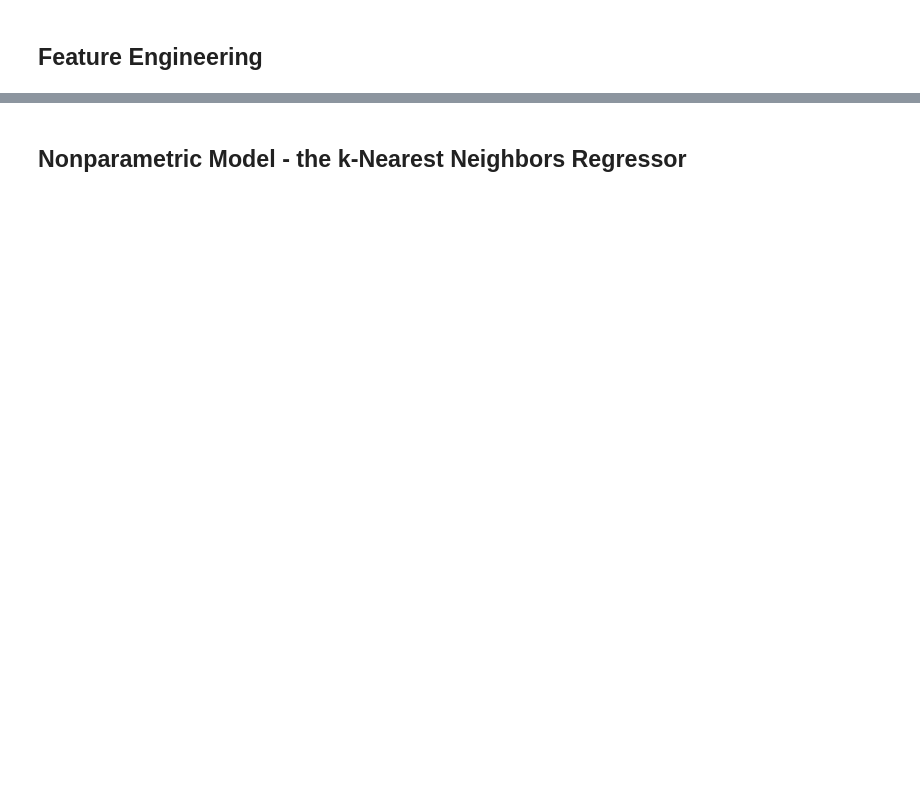
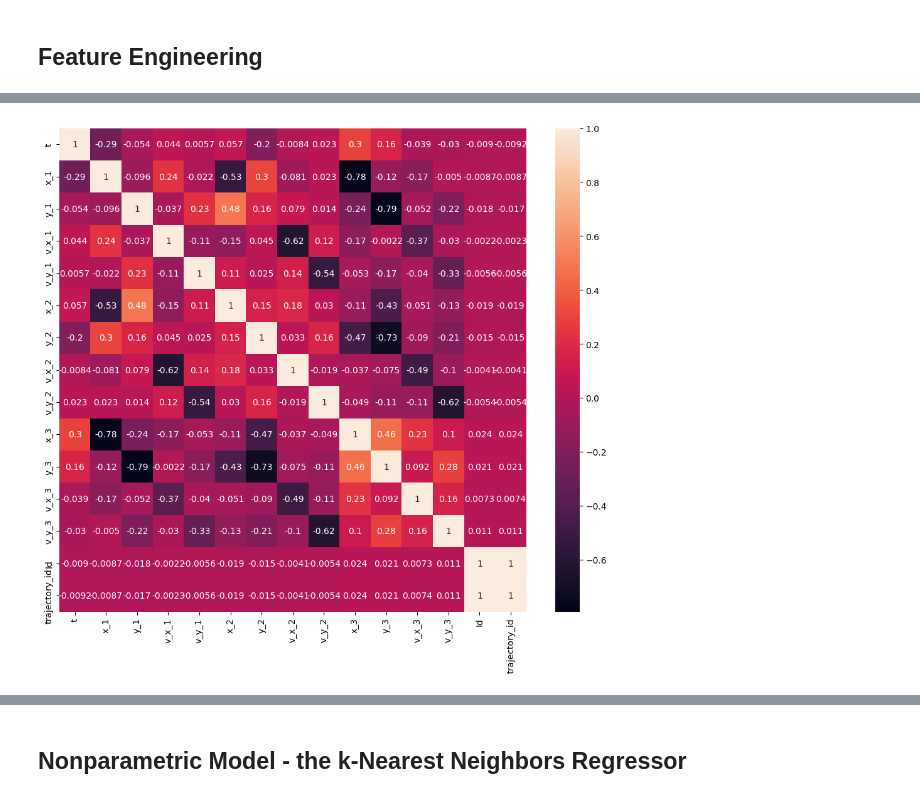
Before and after one commit to filipecolladavid/ThreeBodyProblemML, a Jupyter notebook: model/model_evaluations.ipynb, the cells around one changed output, grey strips where cells are left out. Saved outputs shown, nothing was run; the diff lists cells and outputs as text; code cells hidden in the pictures; blank space fills up the shorter version.

```diff
--- a/model/model_evaluations.ipynb
+++ b/model/model_evaluations.ipynb
@@ -599,0 +602,7 @@ sns.pairplot(df.sample(200), kind="hist")
+# %%
+corr = df.corr()
+plt.figure(figsize=(12, 10))
+sns.heatmap(corr, annot=True)
+plt.show()
+# %% [output]
+[figure, added]
```
Also changed, not shown: parts of 14 cells of this notebook.
